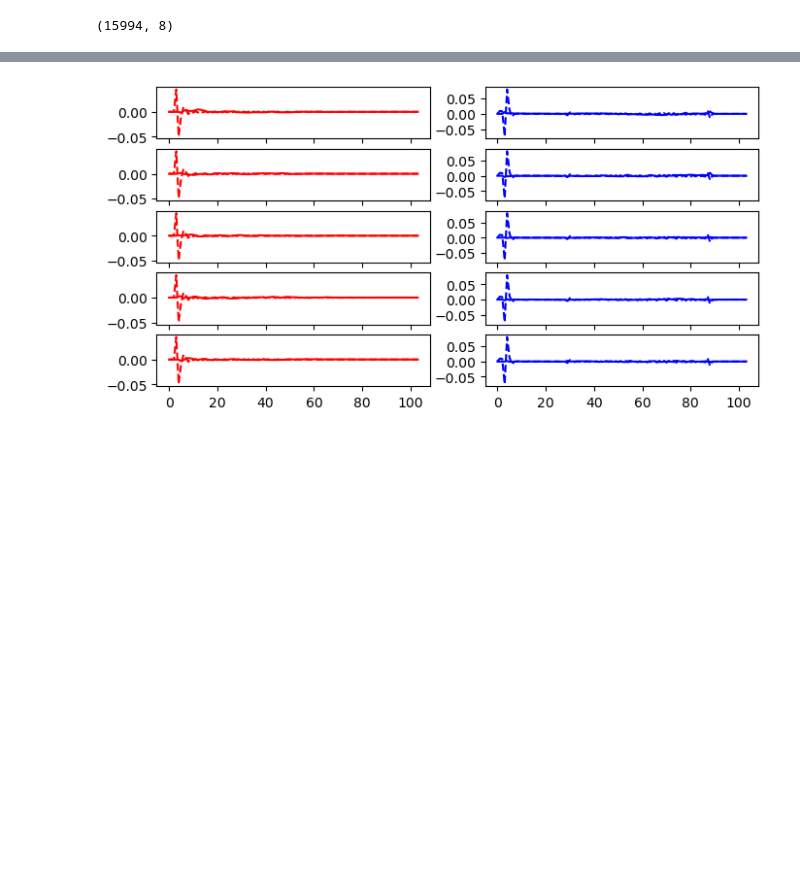
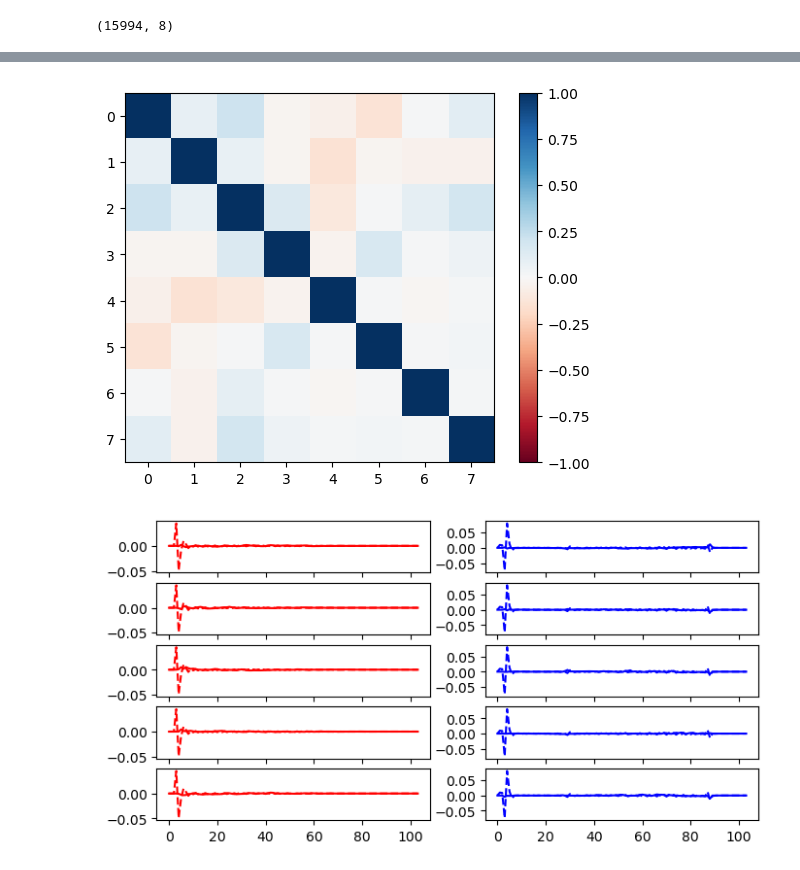
Before and after one commit to melioristic/FOMO-VAEM, a Jupyter notebook: nb_1_marginal_vae_analysis.ipynb, the cells around one changed output, grey strips where cells are left out. Drawn from its saved outputs; the diff is of its cells as text; code cells hidden in the pictures; blank space fills up the shorter version.

```diff
--- a/nb_1_marginal_vae_analysis.ipynb
+++ b/nb_1_marginal_vae_analysis.ipynb
@@ -61,3 +63,10 @@ for i in range(row):
+# %%
+corr = np.corrcoef(mu.T)
+plt.imshow(corr, vmin=-1, vmax=1, cmap="RdBu")
+plt.colorbar()
+plt.show()
+# %% [output]
+[figure, added]
 # %%
 model = ModalVAE.load_from_checkpoint("/data/compoundx/anand/fomo-vaem/grouped_states/lightning_logs/version_3/checkpoints/epoch=199-step=100000.ckpt", map_location=torch.device("cpu"), inp_shape=(1,104,2), modality="grouped_states", beta=0.0001, batch_size=16)
 # %%
```
Also changed, not shown: parts of 8 cells of this notebook, 1 other file.
